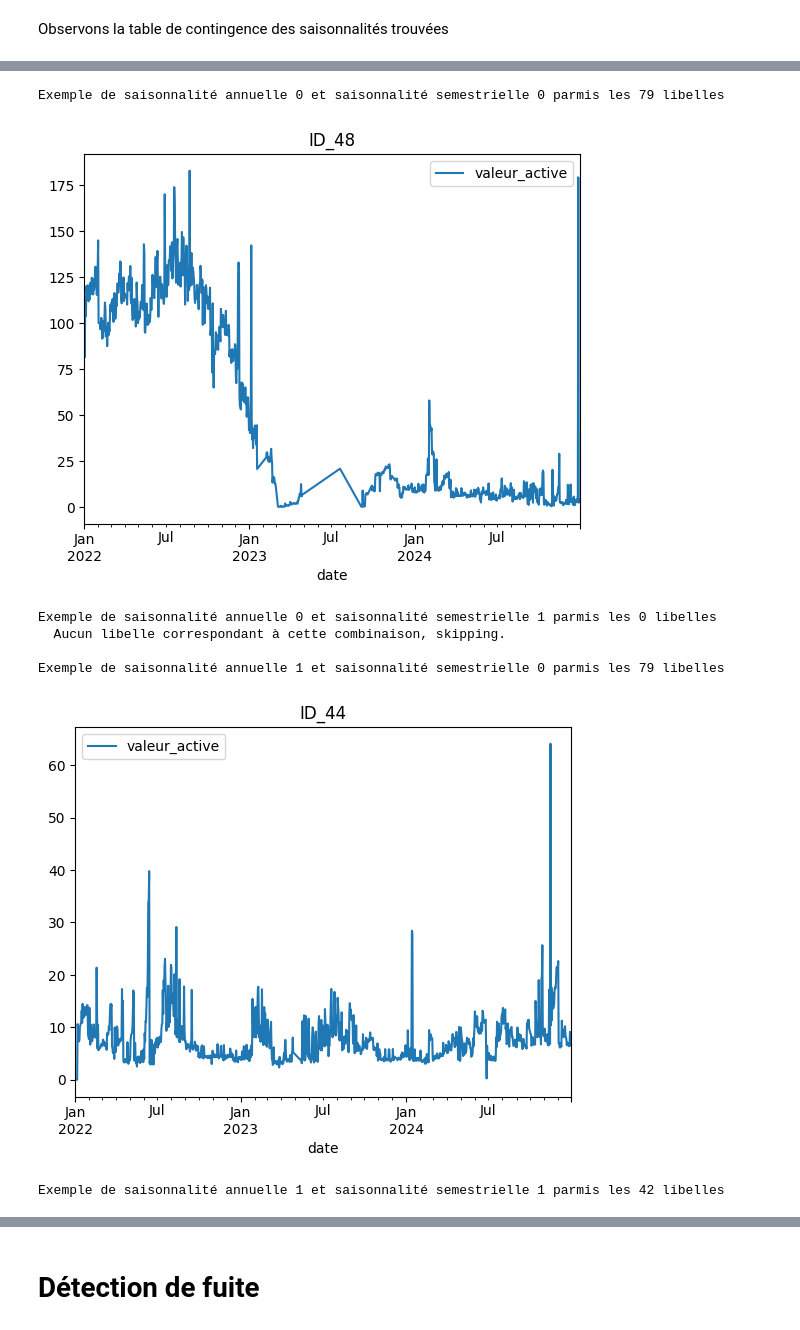
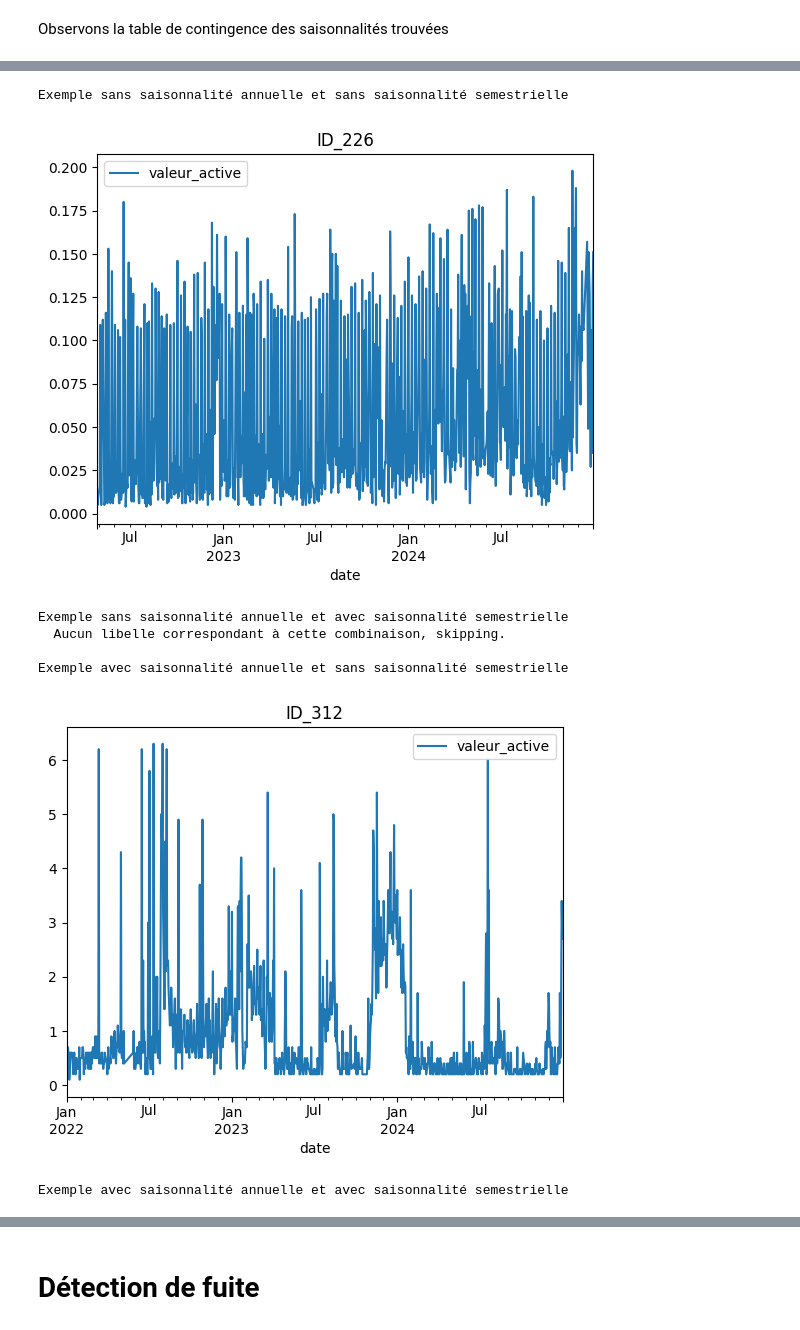
Before and after one commit to montagneForEver/ML_consommation_eau, a Jupyter notebook: exploration_finale.ipynb, the cells around one changed output, grey strips where cells are left out. Saved outputs shown, nothing was run; the diff lists cells and outputs as text; code cells hidden in the pictures.

```diff
--- a/exploration_finale.ipynb
+++ b/exploration_finale.ipynb
@@ -260,7 +262,7 @@ Il existe quatre périodes :
 On explore sur la période 2022-24 qui est celle avec le plus de compteurs
 # %%
 start_date = "2022-01-01"
-data=data_eau[(data_eau["date"]>=start_date)].copy()
+data=data_eau[(data_eau["date"]>=start_date)][['libelle','date','valeur_active']].copy()
 # %%
 print(f"nombre de compteurs : {len(data['libelle'].unique())}")
 # %% [output]
@@ -291,8 +288,22 @@ L'enjeux va dont être de nettoyer puis d'extraire des données les saisonnalit
 ## Nettoyage
 # %%
 # retirer valeur nulles
-data[data['valeur_active']==0]=np.nan
-data = data[data["valeur_active"].notna()].copy()
+data.loc[data['valeur_active']==0, 'valeur_active'] = np.nan
+# %%
+# retirer valeur quasi-nulles et pic
+q01 = (
+    data.groupby('libelle')['valeur_active']
+      .transform(lambda x: x.quantile(0.01))
+)
+
+q99 = (
+    data.groupby('libelle')['valeur_active']
+      .transform(lambda x: x.quantile(0.99))
+)
+
+
+data.loc[(data['valeur_active'] <= q01) | (data['valeur_active'] >= q99), 'valeur_active'] = np.nan
+data = data[data["valeur_active"].notna()].copy()
 # %%
 
 # retirer les compteurs avec moins de 80% de données
@@ -627,30 +641,30 @@ Nous allons vérifier le poids de chaque saisonnalité sur le groupe contenant l
 # %%
 for a in range(2):
     for s in range(2):
-        mask=(svr_series['annual_bin']==a) & (svr_series['semestrial_bin']==s)
+        mask=(svr_series['svr_annual']>=a*0.1) & (svr_series['svr_semestrial']>=s*0.1) & (svr_series['annual_bin']==a) & (svr_series['semestrial_bin']==s)
         total_libelle=mask.sum()
         print()
-        print(f"Exemple de saisonnalité annuelle {a} et saisonnalité semestrielle {s} parmis les {total_libelle} libelles")
+        print(f"Exemple {'avec' if a else 'sans'} saisonnalité annuelle et {'avec' if s else 'sans'} saisonnalité semestrielle")
 
         if total_libelle==0:
             print("  Aucun libelle correspondant à cette combinaison, skipping.")
             continue
 
         random_libelle=(svr_series[mask]
                                 .sample(1)
                                 .index[0])
 
         (data_resampled[data_resampled["libelle"]==random_libelle]
                                 .set_index('date')
                                 .plot())
         plt.title(random_libelle)
         plt.show()
 # %% [output]
-Exemple de saisonnalité annuelle 0 et saisonnalité semestrielle 0 parmis les 79 libelles
+Exemple sans saisonnalité annuelle et sans saisonnalité semestrielle
-[figure, old version]
+[figure, new version]
-Exemple de saisonnalité annuelle 0 et saisonnalité semestrielle 1 parmis les 0 libelles
+Exemple sans saisonnalité annuelle et avec saisonnalité semestrielle
   Aucun libelle correspondant à cette combinaison, skipping.
 
-Exemple de saisonnalité annuelle 1 et saisonnalité semestrielle 0 parmis les 79 libelles
+Exemple avec saisonnalité annuelle et sans saisonnalité semestrielle
-[figure, old version]
+[figure, new version]
-Exemple de saisonnalité annuelle 1 et saisonnalité semestrielle 1 parmis les 42 libelles
+Exemple avec saisonnalité annuelle et avec saisonnalité semestrielle
```
Also changed, not shown: parts of 40 cells of this notebook, 1 other file.
